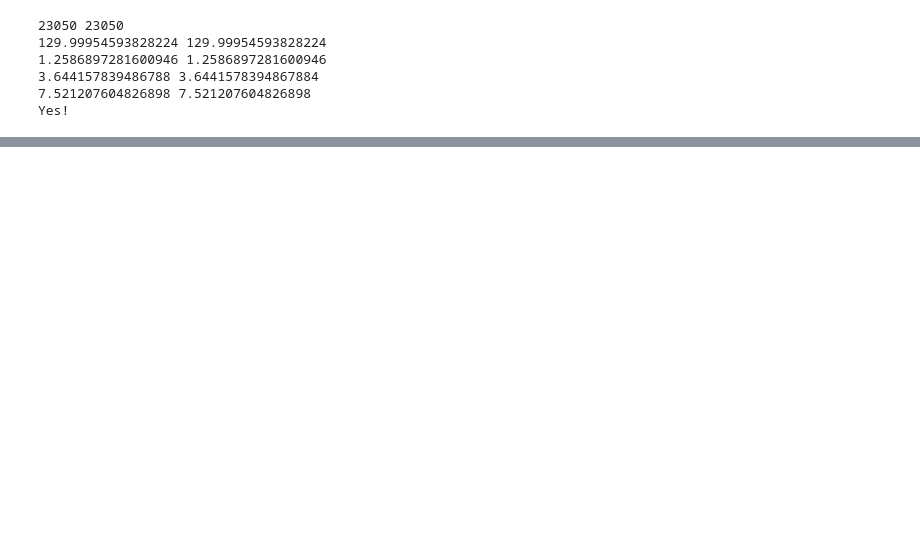
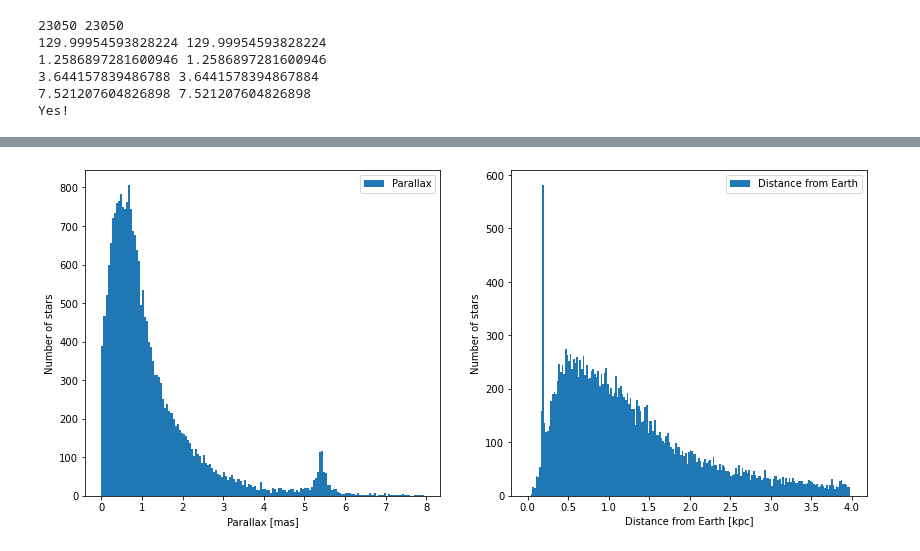
Before and after one commit to espsrc/pysnacks_1, a Jupyter notebook: tutorials/tutorial_03/pysnack_1_03_solutions.ipynb, the cells around one changed output, grey strips where cells are left out. Saved outputs shown, nothing was run; the diff lists cells and outputs as text; code cells hidden in the pictures; blank space fills up the shorter version.

```diff
--- a/tutorials/tutorial_03/pysnack_1_03_solutions.ipynb
+++ b/tutorials/tutorial_03/pysnack_1_03_solutions.ipynb
@@ -600,0 +663,24 @@ Yes!
+# %%
+col1 = 'parallax'
+col2 = 'distance'
+
+fig, ax = plt.subplots(ncols=2, figsize=(14,6))# We can select ncols, nrows, or both.
+
+ax[0].hist(data1[col1], bins=np.arange(0, 8, 0.05), label=data1[col1].description)   # histogram of column 1
+ax[1].hist(data1[col2], bins=np.arange(0, 4, 0.02), label=data1[col2].description)   # histogram of column 2
+
+ax[0].legend()                                 # Activate the panel legend, which will show the "label" we specified
+ax[1].legend()                                 # Activate the panel legend, which will show the "label" we specified
+
+description1 = data1[col1].description         # Obtain column 1 description
+unit1 = data1[col1].unit                       # Obtain column 1 units
+description2 = data1[col2].description         # Obtain column 2 description
+unit2 = data1[col2].unit                       # Obtain column 2 units
+
+ax[0].set_xlabel(f"{description1} [{unit1}]")  # Set the axis label in the form "Variable description [units]"
+ax[1].set_xlabel(f"{description2} [{unit2}]")  # Set the axis label in the form "Variable description [units]"
+
+ax[0].set_ylabel('Number of stars')
+ax[1].set_ylabel('Number of stars');
+# %% [output]
+[figure, added]
```
Also changed, not shown: parts of 71 cells of this notebook.
